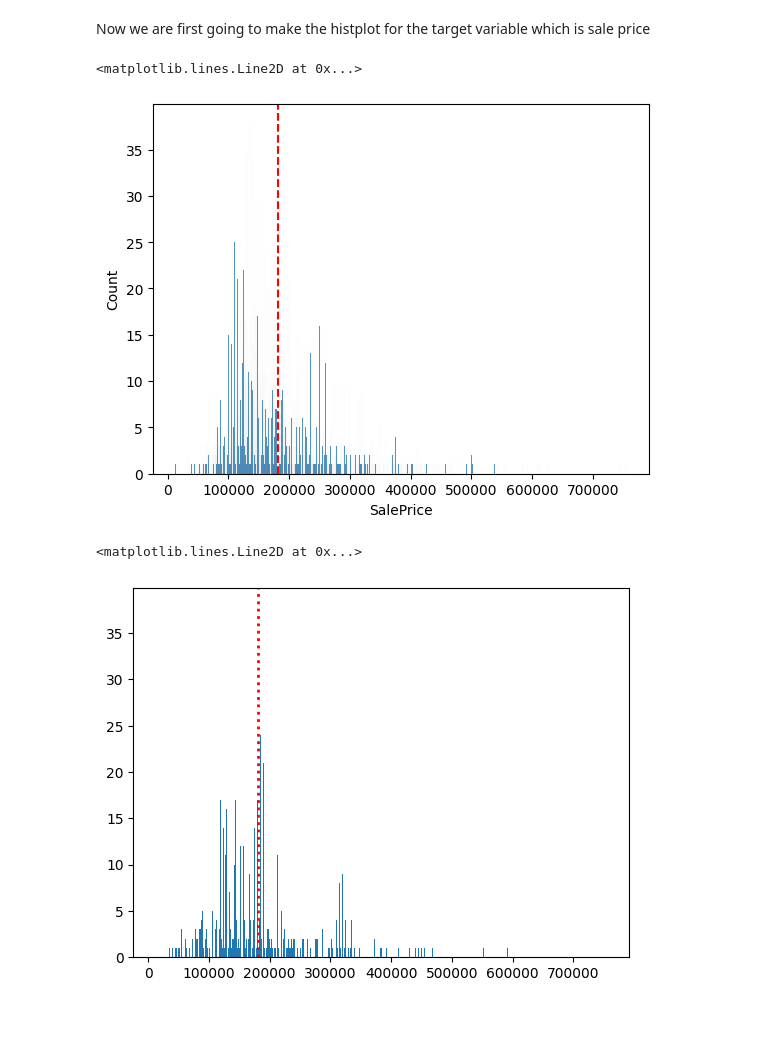
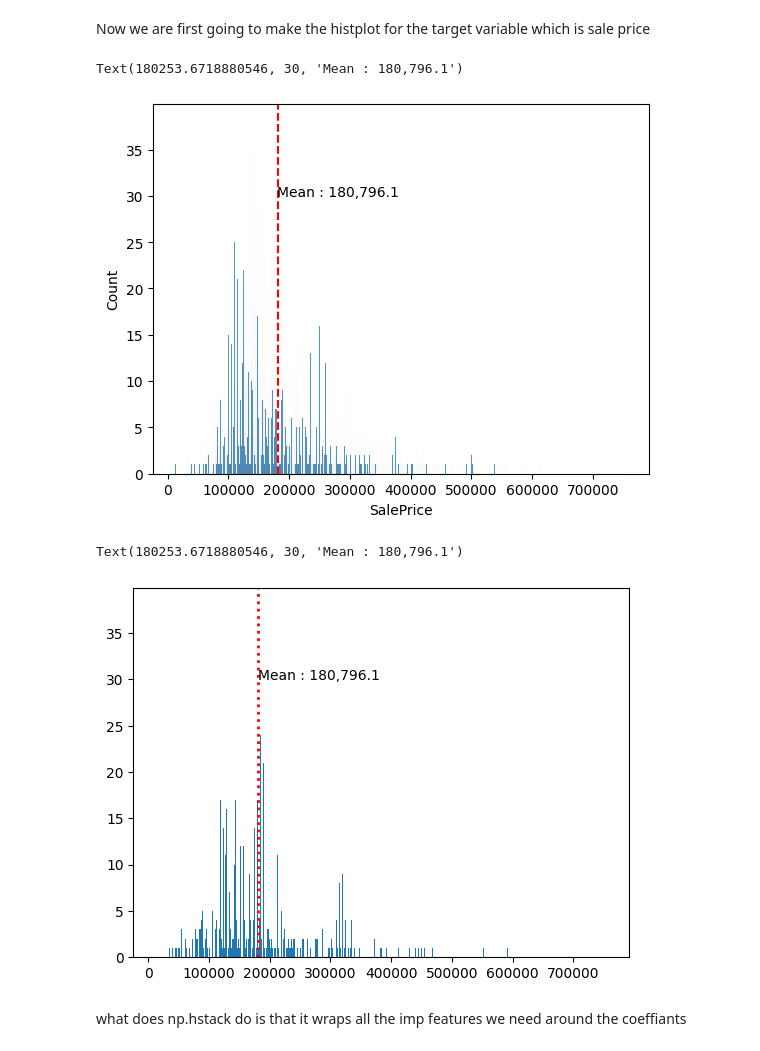
Before and after one commit to Akshitwadhwa/Akshit-30-days-of-machine-learning, a Jupyter notebook: ames_class.ipynb, the cells around one changed output. Drawn from its saved outputs; the diff is of its cells as text; code cells hidden in the pictures; blank space fills up the shorter version.

```diff
--- a/ames_class.ipynb
+++ b/ames_class.ipynb
@@ -90,20 +90,24 @@ Now we are first going to make the histplot for the target variable which is  sa
 # %%
 # first testing the data set thorugh the seaborn
 sns.histplot(ames ,  x = 'SalePrice',bins= rows)
 plt.axvline(x=ames['SalePrice'].mean(), color='red', linestyle='dashed', linewidth=1.5)
-plt.text(s =f"mean of the sale price line")
+plt.text(s = f"Mean : {ames['SalePrice'].mean():,.1f}", x = 0.997*ames['SalePrice'].mean() , y = 30)
 # %% [output]
-<matplotlib.lines.Line2D at 0x...>
+Text(180253.6718880546, 30, 'Mean : 180,796.1')
-[figure, old version]
+[figure, new version]
 # %%
 # now we are going to use a hist plot and matoplotlib to plot the same
 plt.hist(ames['SalePrice'] , bins = rows)
 # this will just make a plot for the variable
 plt.axvline( x= ames['SalePrice'].mean() , color = 'red' , linestyle = 'dotted' , linewidth = 2)
 # here we have made rhe
+plt.text(s = f"Mean : {ames['SalePrice'].mean():,.1f}", x = 0.997*ames['SalePrice'].mean() , y = 30)
+# what this is doing is that is creating a texrt know as mean on the gradient line
 # %% [output]
-<matplotlib.lines.Line2D at 0x...>
+Text(180253.6718880546, 30, 'Mean : 180,796.1')
-[figure, old version]
+[figure, new version]
+# %% [markdown]
+what does np.hstack do is that it wraps all the imp features we need around the coeffiants
 # %%
 # plt.figure(figsize=(12,6))
 
```
Also changed, not shown: 2 other files.
